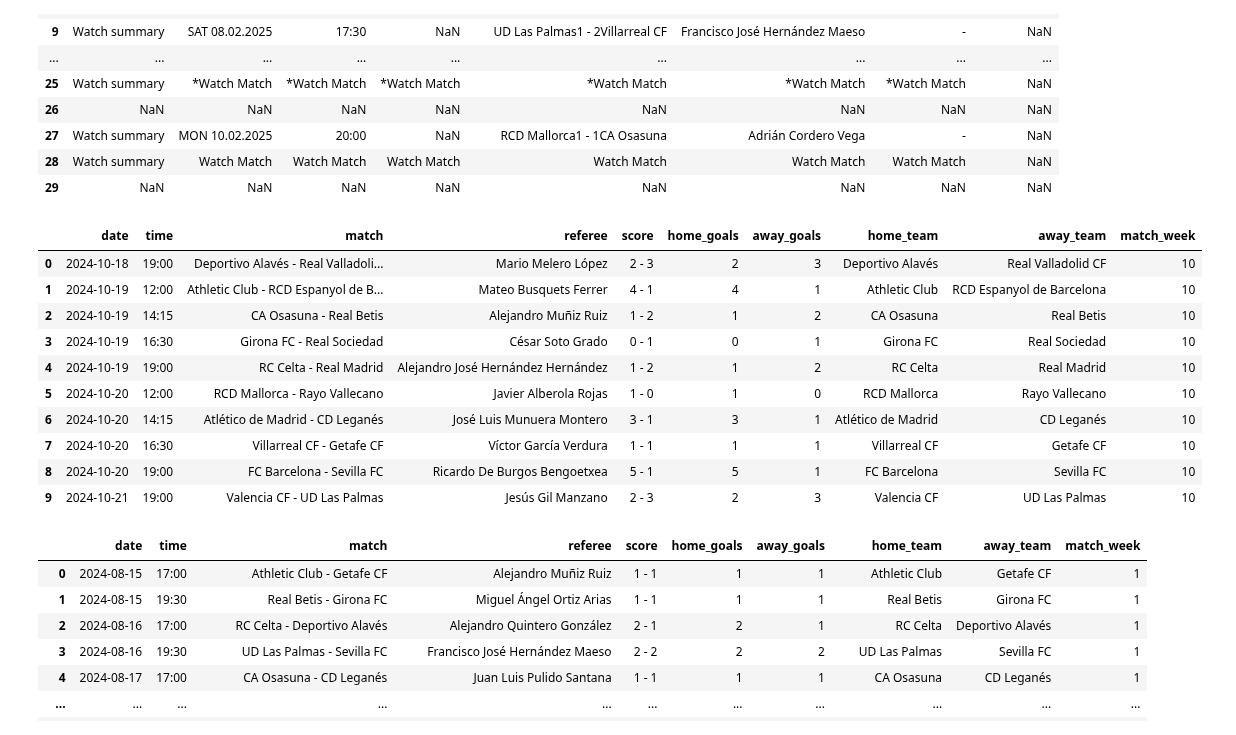
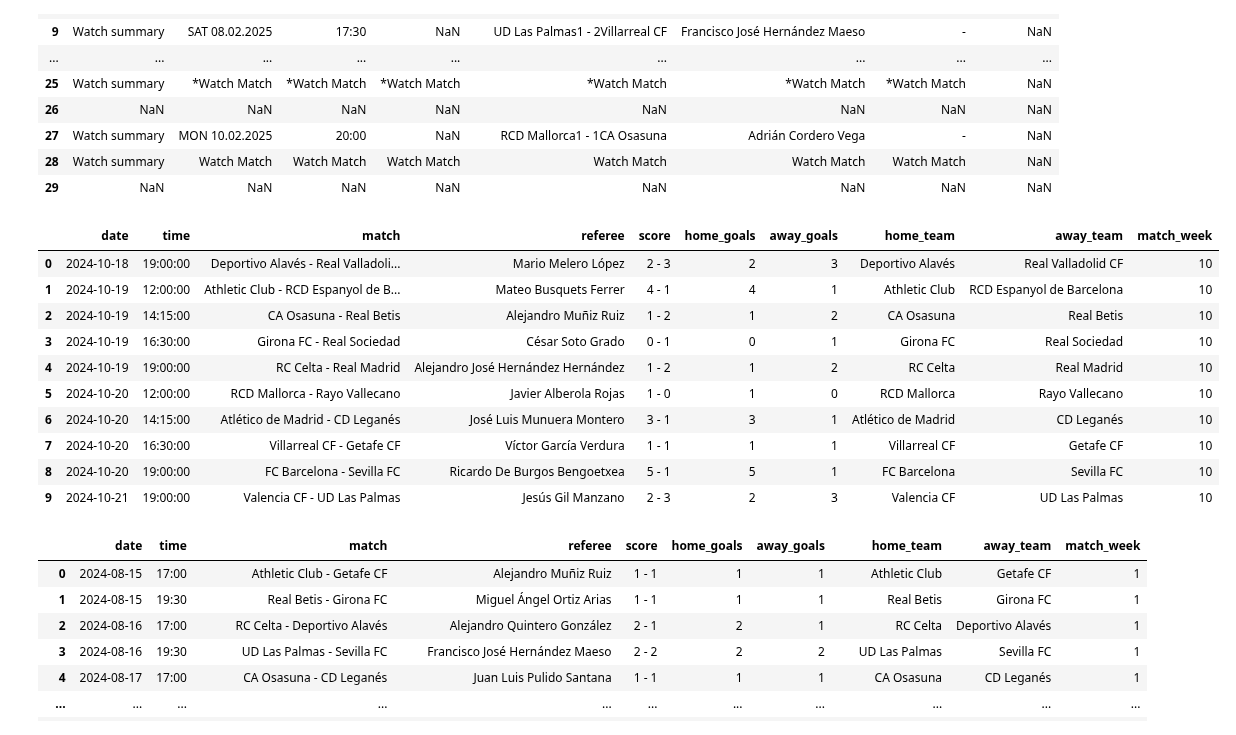
Before and after one commit to bryanpintado/fc-barcelona-dashboard, a Jupyter notebook: main.ipynb, the cells around one changed output. Saved outputs shown, nothing was run; the diff lists cells and outputs as text; code cells hidden in the pictures.

Commit message:
fix(cleaned_df): completed conversion of DataFrame data types to PostgreSQL-compatible types
docs(cleaned_df):  finalized documentation improvements

next: intergrate updated cleaned_df() into data_scrip.py; initialize La Liga data in Supabase db

```diff
--- a/main.ipynb
+++ b/main.ipynb
@@ -136,45 +136,49 @@ def cleaned_df(week_number):
     columns_to_drop = [df.columns[0],df.columns[3],df.columns[6]]
     df = df.drop(columns_to_drop, axis=1)
 
     # drops leftover unnecessary duplicates
     df = df.drop_duplicates(keep = False).reset_index(drop=True)
 
     # remove row if it contains 'Horario peninsularWatch Match' by using '~' as not operator to invert Boolean mask; .loc keeps rows where Boolean mask is True; na=False prevents errors from Nan values by skipping them
     df = df.loc[~df['DATE'].str.contains("Horario peninsularWatch Match", na=False)]
     df = df.rename(columns = {'DATE': 'date', 'DATETIME': 'time', 'MATCH': 'match', 'REFEREE' : 'referee'})
 
     # helper function to format date properly for PostgreSQL data type (year,month,day)
     def format_date(x):
         try:
             return datetime.strptime(x.split(' ', 1)[1], '%d.%m.%Y').strftime('%Y-%m-%d')
         except (ValueError, IndexError, AttributeError):
             return None
-    df['date'] = df['date'].apply(format_date)
 
-    # if df does not contain '-' in the match column, None/nan will be inserted
+    # splitting data into their own columns; if df does not contain '-' in the match column, None/nan will be inserted
     df['score']  = df['match'].apply(lambda x: f"{x.split('-')[0][-2]} - {x.split('-')[1][1]}" if '-' in x else None)
     df['match'] = df['match'].apply(lambda x: f"{x.split('-')[0][:-2:]} - {x.split('-')[1][2::]}" if '-' in x else None)
     df['home_goals'] = df['score'].apply(lambda x: f"{x.split('-')[0][0:1]}" if x else None)
     df['away_goals'] = df['score'].apply(lambda x: f"{x.split('-')[1][1:2]}" if x else None)
     df['home_team'] = df['match'].apply(lambda x: f"{x.split('-')[0][:-1]}" if x else None)
     df['away_team'] = df['match'].apply(lambda x: f"{x.split('-')[1][1:]}" if x else None)
     df['match_week'] = week_number
 
+    # converting df data types to PostgreSQL-compatible types
+    df['date'] = df['date'].apply(format_date)
+    df["time"] = df["time"].apply(lambda x: datetime.strptime(x, "%H:%M").time() if pd.notna(x) else None)
+    df['home_goals'] = df['home_goals'].astype(int)
+    df['away_goals'] = df['away_goals'].astype(int)
 
     return df if df.empty != True else None
 cleaned_df(10)
 # %% [output]
 |  | date | time | match | referee | score | home_goals | away_goals | home_team | away_team | match_week |
-| 0 | 2024-10-18 | 19:00 | Deportivo Alavés - Real Valladoli... | Mario Melero López | 2 - 3 | 2 | 3 | Deportivo Alavés | Real Valladolid CF | 10 |
-| 1 | 2024-10-19 | 12:00 | Athletic Club - RCD Espanyol de B... | Mateo Busquets Ferrer | 4 - 1 | 4 | 1 | Athletic Club | RCD Espanyol de Barcelona | 10 |
-| 2 | 2024-10-19 | 14:15 | CA Osasuna - Real Betis | Alejandro Muñiz Ruiz | 1 - 2 | 1 | 2 | CA Osasuna | Real Betis | 10 |
-| 3 | 2024-10-19 | 16:30 | Girona FC - Real Sociedad | César Soto Grado | 0 - 1 | 0 | 1 | Girona FC | Real Sociedad | 10 |
-| 4 | 2024-10-19 | 19:00 | RC Celta - Real Madrid | Alejandro José Hernández Hernández | 1 - 2 | 1 | 2 | RC Celta | Real Madrid | 10 |
-| 5 | 2024-10-20 | 12:00 | RCD Mallorca - Rayo Vallecano | Javier Alberola Rojas | 1 - 0 | 1 | 0 | RCD Mallorca | Rayo Vallecano | 10 |
-| 6 | 2024-10-20 | 14:15 | Atlético de Madrid - CD Leganés | José Luis Munuera Montero | 3 - 1 | 3 | 1 | Atlético de Madrid | CD Leganés | 10 |
-| 7 | 2024-10-20 | 16:30 | Villarreal CF - Getafe CF | Víctor García Verdura | 1 - 1 | 1 | 1 | Villarreal CF | Getafe CF | 10 |
-| 8 | 2024-10-20 | 19:00 | FC Barcelona - Sevilla FC | Ricardo De Burgos Bengoetxea | 5 - 1 | 5 | 1 | FC Barcelona | Sevilla FC | 10 |
-| 9 | 2024-10-21 | 19:00 | Valencia CF - UD Las Palmas | Jesús Gil Manzano | 2 - 3 | 2 | 3 | Valencia CF | UD Las Palmas | 10 |
+| 0 | 2024-10-18 | 19:00:00 | Deportivo Alavés - Real Valladoli... | Mario Melero López | 2 - 3 | 2 | 3 | Deportivo Alavés | Real Valladolid CF | 10 |
+| 1 | 2024-10-19 | 12:00:00 | Athletic Club - RCD Espanyol de B... | Mateo Busquets Ferrer | 4 - 1 | 4 | 1 | Athletic Club | RCD Espanyol de Barcelona | 10 |
+| 2 | 2024-10-19 | 14:15:00 | CA Osasuna - Real Betis | Alejandro Muñiz Ruiz | 1 - 2 | 1 | 2 | CA Osasuna | Real Betis | 10 |
+| 3 | 2024-10-19 | 16:30:00 | Girona FC - Real Sociedad | César Soto Grado | 0 - 1 | 0 | 1 | Girona FC | Real Sociedad | 10 |
+| 4 | 2024-10-19 | 19:00:00 | RC Celta - Real Madrid | Alejandro José Hernández Hernández | 1 - 2 | 1 | 2 | RC Celta | Real Madrid | 10 |
+| 5 | 2024-10-20 | 12:00:00 | RCD Mallorca - Rayo Vallecano | Javier Alberola Rojas | 1 - 0 | 1 | 0 | RCD Mallorca | Rayo Vallecano | 10 |
+| 6 | 2024-10-20 | 14:15:00 | Atlético de Madrid - CD Leganés | José Luis Munuera Montero | 3 - 1 | 3 | 1 | Atlético de Madrid | CD Leganés | 10 |
+| 7 | 2024-10-20 | 16:30:00 | Villarreal CF - Getafe CF | Víctor García Verdura | 1 - 1 | 1 | 1 | Villarreal CF | Getafe CF | 10 |
+| 8 | 2024-10-20 | 19:00:00 | FC Barcelona - Sevilla FC | Ricardo De Burgos Bengoetxea | 5 - 1 | 5 | 1 | FC Barcelona | Sevilla FC | 10 |
+| 9 | 2024-10-21 | 19:00:00 | Valencia CF - UD Las Palmas | Jesús Gil Manzano | 2 - 3 | 2 | 3 | Valencia CF | UD Las Palmas | 10 |
 # %%
 def get_current_dfs():
     individual_dfs = []
```
